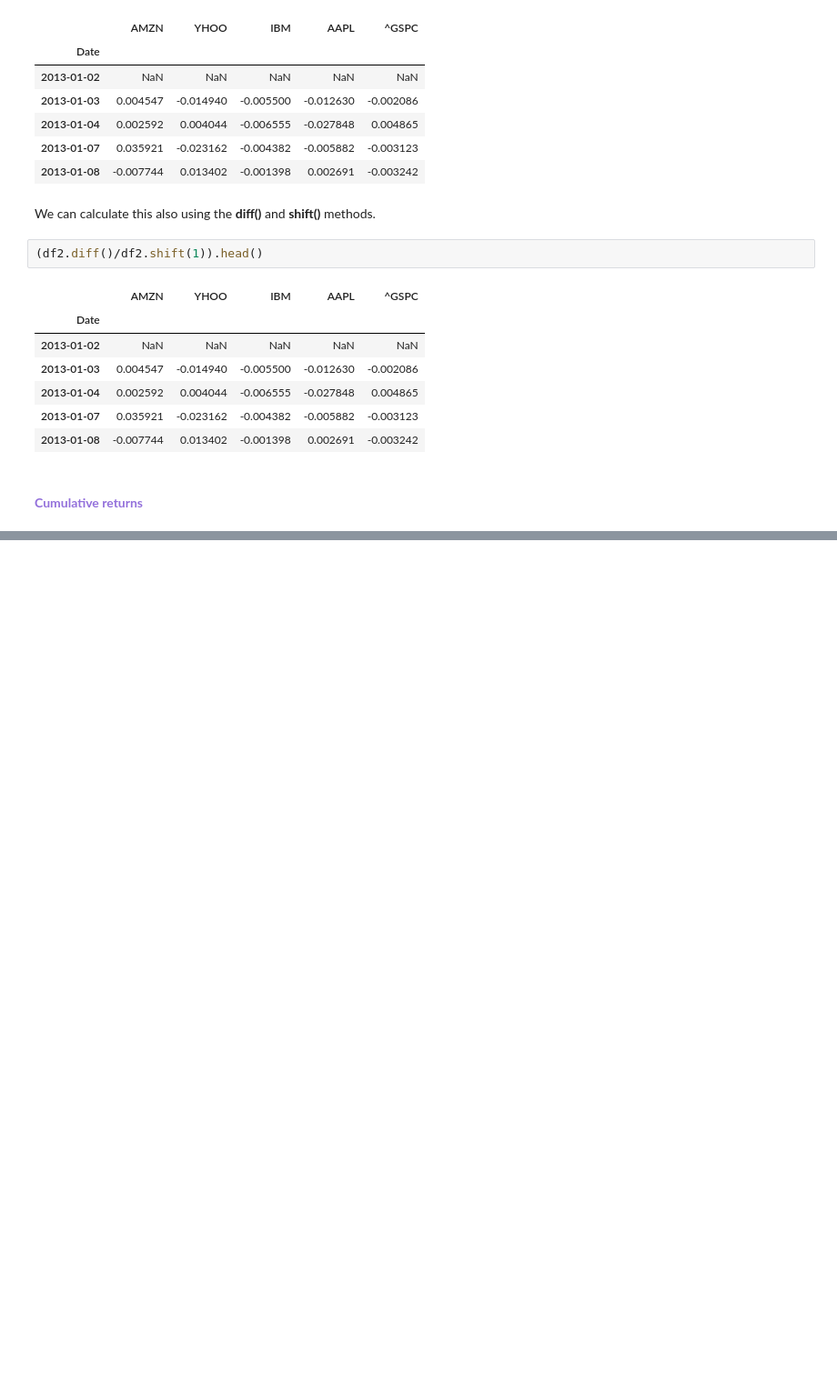
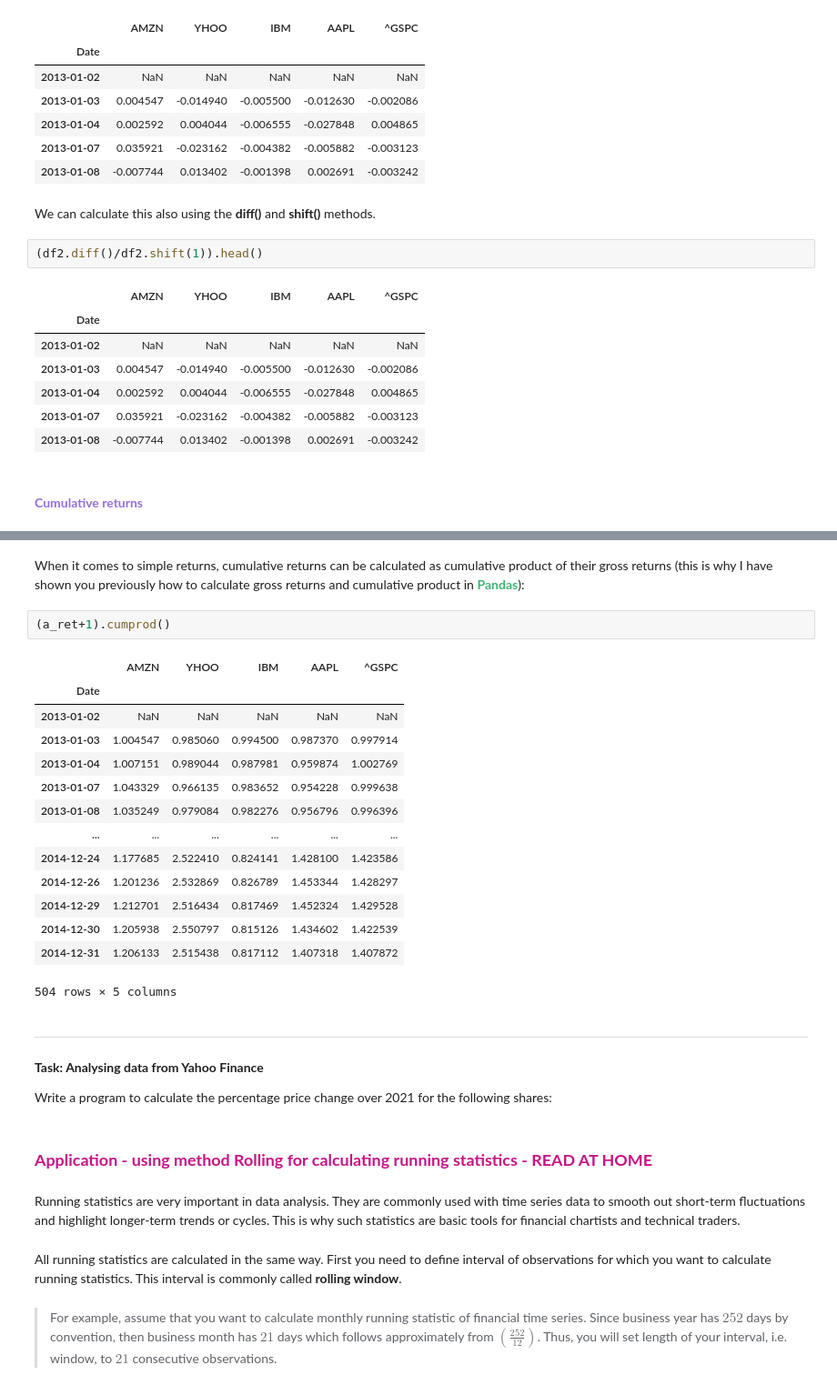
Before and after one commit to raketic-ognjen/Bootcamp_Lesson_8_Introduction-to-Pandas, a Jupyter notebook: bootcamp-lesson-8-introduction-to-pandas.ipynb, the cells around one changed output, grey strips where cells are left out. Shown at 91% size. Drawn from its saved outputs; the diff is of its cells as text; blank space fills up the shorter version.

```diff
--- a/bootcamp-lesson-8-introduction-to-pandas.ipynb
+++ b/bootcamp-lesson-8-introduction-to-pandas.ipynb
@@ -1192,0 +1223,34 @@ We can calculate this also using the **diff()** and **shift()** methods.
+# %% [markdown]
+When it comes to simple returns, cumulative returns can be calculated as cumulative product of their gross returns (this is why I have shown you previously how to calculate gross returns and cumulative product in <font color='mediumseagreen'><b>Pandas</b></font>):
+# %%
+(a_ret+1).cumprod()
+# %% [output]
+|  | AMZN | YHOO | IBM | AAPL | ^GSPC |
+| Date |  |  |  |  |  |
+| 2013-01-02 | NaN | NaN | NaN | NaN | NaN |
+| 2013-01-03 | 1.004547 | 0.985060 | 0.994500 | 0.987370 | 0.997914 |
+| 2013-01-04 | 1.007151 | 0.989044 | 0.987981 | 0.959874 | 1.002769 |
+| 2013-01-07 | 1.043329 | 0.966135 | 0.983652 | 0.954228 | 0.999638 |
+| 2013-01-08 | 1.035249 | 0.979084 | 0.982276 | 0.956796 | 0.996396 |
+| ... | ... | ... | ... | ... | ... |
+| 2014-12-24 | 1.177685 | 2.522410 | 0.824141 | 1.428100 | 1.423586 |
+| 2014-12-26 | 1.201236 | 2.532869 | 0.826789 | 1.453344 | 1.428297 |
+| 2014-12-29 | 1.212701 | 2.516434 | 0.817469 | 1.452324 | 1.429528 |
+| 2014-12-30 | 1.205938 | 2.550797 | 0.815126 | 1.434602 | 1.422539 |
+| 2014-12-31 | 1.206133 | 2.515438 | 0.817112 | 1.407318 | 1.407872 |
+504 rows × 5 columns
+# %% [markdown]
+
+
+---
+**<font color='DarkBlue ' style="font-size:25px"> Task: Analysing data from Yahoo Finance</font>**
+
+Write a program to calculate the percentage price change over 2021 for the following shares:
+# %% [markdown]
+### <font color='MediumVioletRed' style="font-size:20px"><b>Application - using method Rolling for calculating running statistics - READ AT HOME</b></font>
+# %% [markdown]
+Running statistics are very important in data analysis. They are commonly used with time series data to smooth out short-term fluctuations and highlight longer-term trends or cycles. This is why such statistics are basic tools for financial chartists and technical traders.
+# %% [markdown]
+All running statistics are calculated in the same way. First you need to define interval of observations for which you want to calculate running statistics. This interval is commonly called **rolling window**.
+# %% [markdown]
+> For example, assume that you want to calculate monthly running statistic of financial time series. Since business year has $252$ days by convention, then business month has $21$ days which follows approximately from $\left(\frac{252}{12}\right)$. Thus, you will set length of your interval, i.e. window, to $21$ consecutive observations.
```
Also changed, not shown: parts of 53 cells of this notebook.
